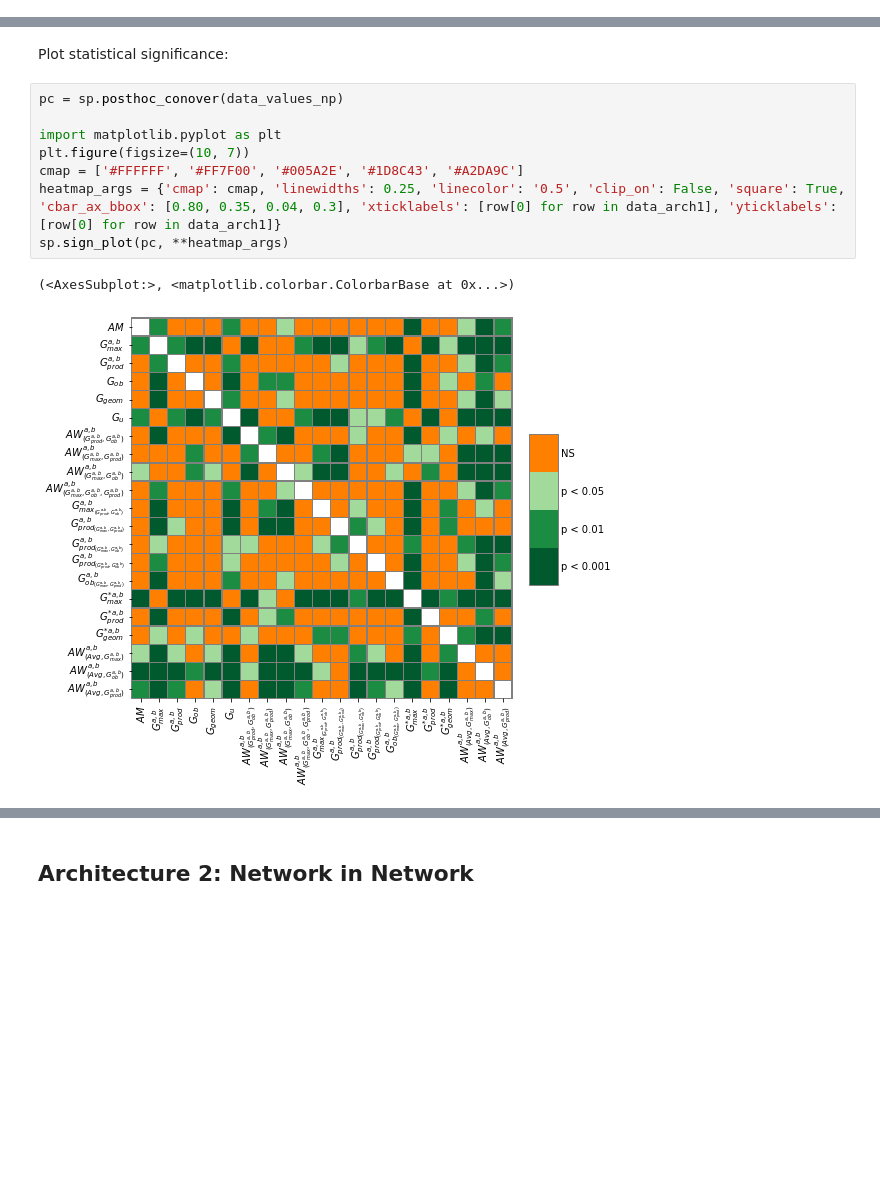
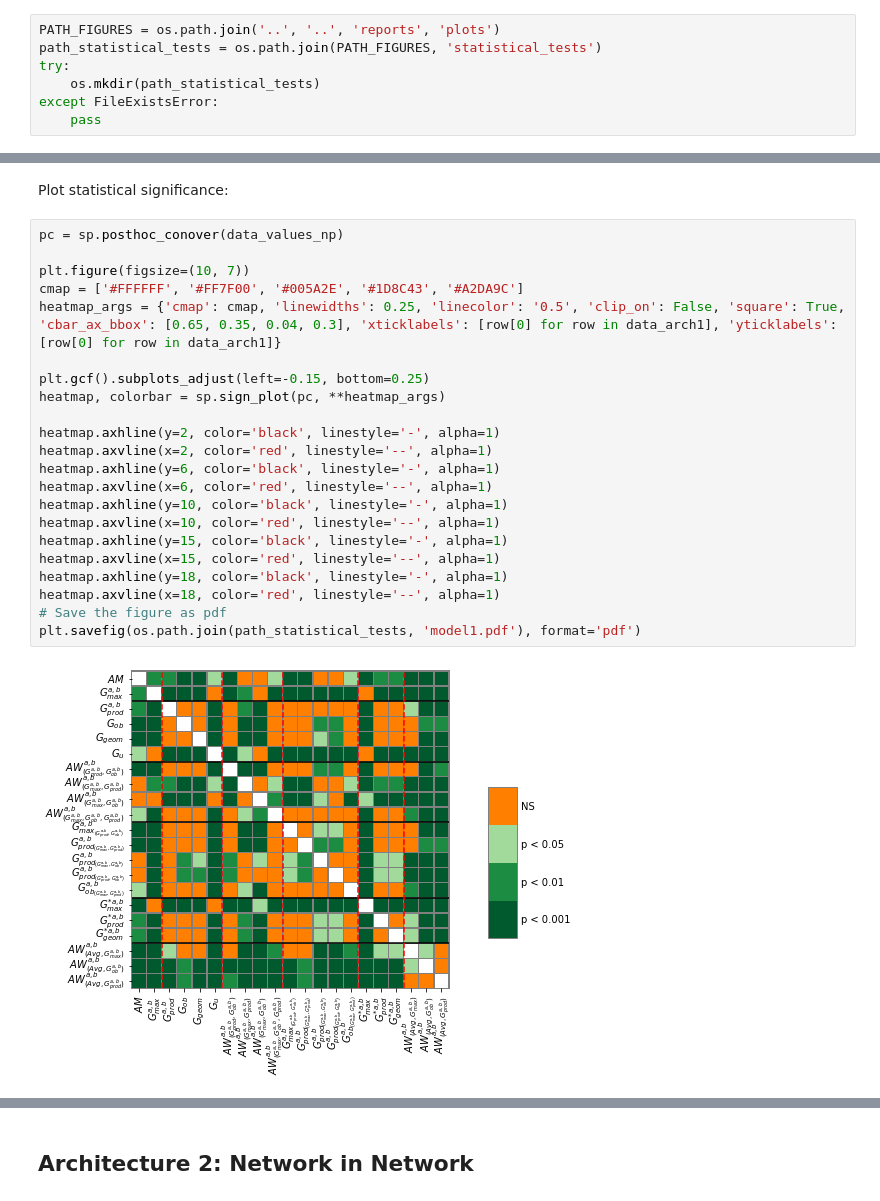
Before and after one commit to iosurodri/overlapsAndGroupings, a Jupyter notebook: src/notebooks/statistical_tests_groupings.ipynb, the cells around one changed output, grey strips where cells are left out. Cells and saved outputs as stored; diff of their text form; blank space fills up the shorter version.

```diff
--- a/src/notebooks/statistical_tests_groupings.ipynb
+++ b/src/notebooks/statistical_tests_groupings.ipynb
@@ -10,3 +13,10 @@ import scikit_posthocs as sp
+# %%
+PATH_FIGURES = os.path.join('..', '..', 'reports', 'plots')
+path_statistical_tests = os.path.join(PATH_FIGURES, 'statistical_tests')
+try:
+    os.mkdir(path_statistical_tests)
+except FileExistsError:
+    pass
 # %% [markdown]
 Continue loading the data of the populations to be tested:
 # %% [markdown]
@@ -130,11 +196,24 @@ Plot statistical significance:
 # %%
 pc = sp.posthoc_conover(data_values_np)
 
-import matplotlib.pyplot as plt
 plt.figure(figsize=(10, 7))
 cmap = ['#FFFFFF', '#FF7F00', '#005A2E', '#1D8C43', '#A2DA9C']
-heatmap_args = {'cmap': cmap, 'linewidths': 0.25, 'linecolor': '0.5', 'clip_on': False, 'square': True, 'cbar_ax_bbox': [0.80, 0.35, 0.04, 0.3], 'xticklabels': [row[0] for row in data_arch1], 'yticklabels': [row[0] for row in data_arch1]}
-sp.sign_plot(pc, **heatmap_args)
+heatmap_args = {'cmap': cmap, 'linewidths': 0.25, 'linecolor': '0.5', 'clip_on': False, 'square': True, 'cbar_ax_bbox': [0.65, 0.35, 0.04, 0.3], 'xticklabels': [row[0] for row in data_arch1], 'yticklabels': [row[0] for row in data_arch1]}
+
+plt.gcf().subplots_adjust(left=-0.15, bottom=0.25)
+heatmap, colorbar = sp.sign_plot(pc, **heatmap_args)
+
+heatmap.axhline(y=2, color='black', linestyle='-', alpha=1)
+heatmap.axvline(x=2, color='red', linestyle='--', alpha=1)
+heatmap.axhline(y=6, color='black', linestyle='-', alpha=1)
+heatmap.axvline(x=6, color='red', linestyle='--', alpha=1)
+heatmap.axhline(y=10, color='black', linestyle='-', alpha=1)
+heatmap.axvline(x=10, color='red', linestyle='--', alpha=1)
+heatmap.axhline(y=15, color='black', linestyle='-', alpha=1)
+heatmap.axvline(x=15, color='red', linestyle='--', alpha=1)
+heatmap.axhline(y=18, color='black', linestyle='-', alpha=1)
+heatmap.axvline(x=18, color='red', linestyle='--', alpha=1)
+# Save the figure as pdf
+plt.savefig(os.path.join(path_statistical_tests, 'model1.pdf'), format='pdf')
 # %% [output]
-(<AxesSubplot:>, <matplotlib.colorbar.ColorbarBase at 0x...>)
-[figure, old version]
+[figure, new version]
```
Also changed, not shown: parts of 16 cells of this notebook, 6 other files.
